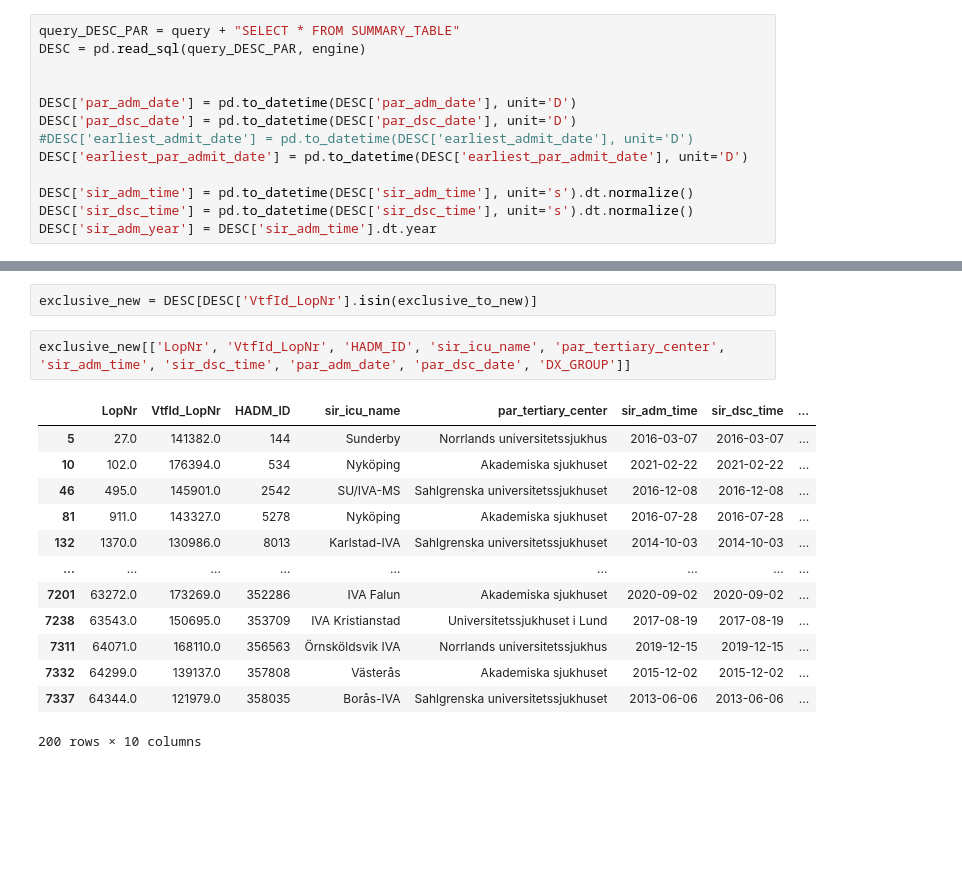
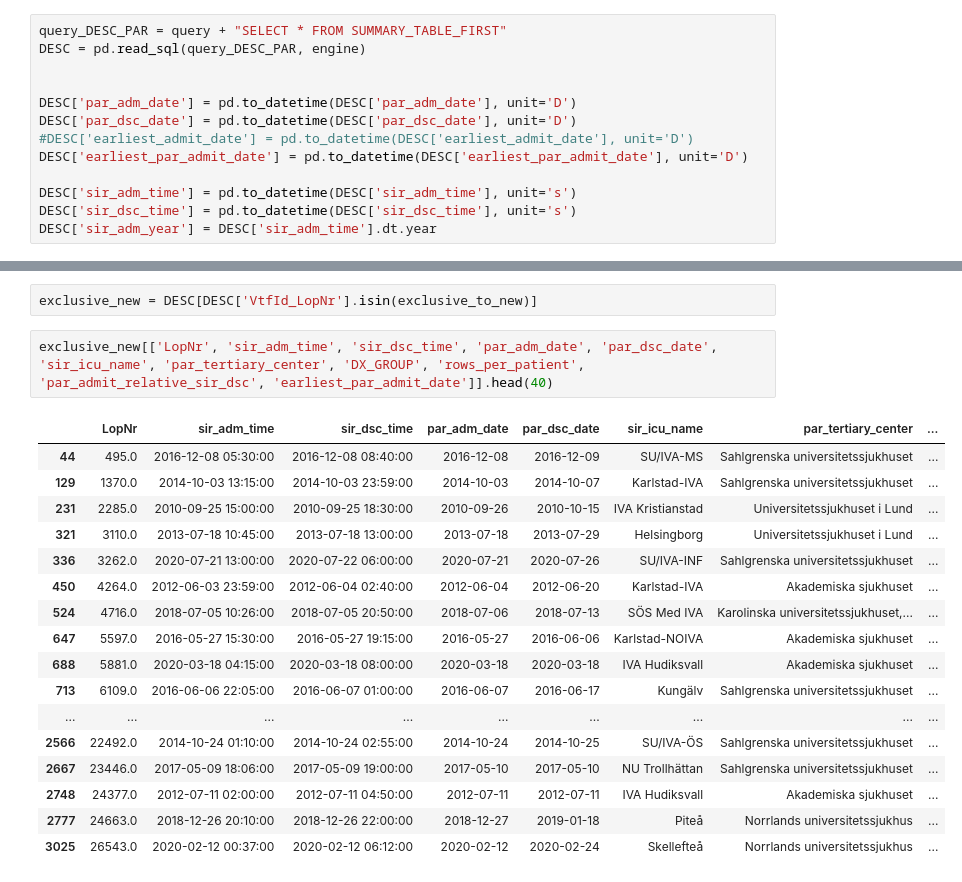
Before and after one commit to johol355/neuro-ascertainment, a Jupyter notebook: candidate-queries/transferred-nsicu-cohort/transferred-cohort.ipynb, the cells around one changed output, grey strips where cells are left out. Saved outputs shown, nothing was run; the diff lists cells and outputs as text; blank space fills up the shorter version.

```diff
--- a/candidate-queries/transferred-nsicu-cohort/transferred-cohort.ipynb
+++ b/candidate-queries/transferred-nsicu-cohort/transferred-cohort.ipynb
@@ -79,5 +79,5 @@ Unique patients: 7239 | Unique SIR admits: 7362 | Unique PAR admits: 7622
 # %%
-query_DESC_PAR = query + "SELECT * FROM SUMMARY_TABLE"
+query_DESC_PAR = query + "SELECT * FROM SUMMARY_TABLE_FIRST"
 DESC = pd.read_sql(query_DESC_PAR, engine)
 
 
@@ -86,7 +86,7 @@ DESC['par_dsc_date'] = pd.to_datetime(DESC['par_dsc_date'], unit='D')
 #DESC['earliest_admit_date'] = pd.to_datetime(DESC['earliest_admit_date'], unit='D')
 DESC['earliest_par_admit_date'] = pd.to_datetime(DESC['earliest_par_admit_date'], unit='D')
 
-DESC['sir_adm_time'] = pd.to_datetime(DESC['sir_adm_time'], unit='s').dt.normalize()
-DESC['sir_dsc_time'] = pd.to_datetime(DESC['sir_dsc_time'], unit='s').dt.normalize()
+DESC['sir_adm_time'] = pd.to_datetime(DESC['sir_adm_time'], unit='s')
+DESC['sir_dsc_time'] = pd.to_datetime(DESC['sir_dsc_time'], unit='s')
 DESC['sir_adm_year'] = DESC['sir_adm_time'].dt.year
 # %%
@@ -199,18 +174,22 @@ exclusive_to_old = set2 - set1
 # %%
 exclusive_new = DESC[DESC['VtfId_LopNr'].isin(exclusive_to_new)]
 # %%
-exclusive_new[['LopNr', 'VtfId_LopNr', 'HADM_ID', 'sir_icu_name', 'par_tertiary_center', 'sir_adm_time', 'sir_dsc_time', 'par_adm_date', 'par_dsc_date', 'DX_GROUP']]
+exclusive_new[['LopNr', 'sir_adm_time', 'sir_dsc_time', 'par_adm_date', 'par_dsc_date', 'sir_icu_name', 'par_tertiary_center', 'DX_GROUP', 'rows_per_patient', 'par_admit_relative_sir_dsc', 'earliest_par_admit_date']].head(40)
 # %% [output]
-|  | LopNr | VtfId_LopNr | HADM_ID | sir_icu_name | par_tertiary_center | sir_adm_time | sir_dsc_time | ... |
-| 5 | 27.0 | 141382.0 | 144 | Sunderby | Norrlands universitetssjukhus | 2016-03-07 | 2016-03-07 | ... |
-| 10 | 102.0 | 176394.0 | 534 | Nyköping | Akademiska sjukhuset | 2021-02-22 | 2021-02-22 | ... |
-| 46 | 495.0 | 145901.0 | 2542 | SU/IVA-MS | Sahlgrenska universitetssjukhuset | 2016-12-08 | 2016-12-08 | ... |
-| 81 | 911.0 | 143327.0 | 5278 | Nyköping | Akademiska sjukhuset | 2016-07-28 | 2016-07-28 | ... |
-| 132 | 1370.0 | 130986.0 | 8013 | Karlstad-IVA | Sahlgrenska universitetssjukhuset | 2014-10-03 | 2014-10-03 | ... |
+|  | LopNr | sir_adm_time | sir_dsc_time | par_adm_date | par_dsc_date | sir_icu_name | par_tertiary_center | ... |
+| 44 | 495.0 | 2016-12-08 05:30:00 | 2016-12-08 08:40:00 | 2016-12-08 | 2016-12-09 | SU/IVA-MS | Sahlgrenska universitetssjukhuset | ... |
+| 129 | 1370.0 | 2014-10-03 13:15:00 | 2014-10-03 23:59:00 | 2014-10-03 | 2014-10-07 | Karlstad-IVA | Sahlgrenska universitetssjukhuset | ... |
+| 231 | 2285.0 | 2010-09-25 15:00:00 | 2010-09-25 18:30:00 | 2010-09-26 | 2010-10-15 | IVA Kristianstad | Universitetssjukhuset i Lund | ... |
+| 321 | 3110.0 | 2013-07-18 10:45:00 | 2013-07-18 13:00:00 | 2013-07-18 | 2013-07-29 | Helsingborg | Universitetssjukhuset i Lund | ... |
+| 336 | 3262.0 | 2020-07-21 13:00:00 | 2020-07-22 06:00:00 | 2020-07-21 | 2020-07-26 | SU/IVA-INF | Sahlgrenska universitetssjukhuset | ... |
+| 450 | 4264.0 | 2012-06-03 23:59:00 | 2012-06-04 02:40:00 | 2012-06-04 | 2012-06-20 | Karlstad-IVA | Akademiska sjukhuset | ... |
+| 524 | 4716.0 | 2018-07-05 10:26:00 | 2018-07-05 20:50:00 | 2018-07-06 | 2018-07-13 | SÖS Med IVA | Karolinska universitetssjukhuset,... | ... |
+| 647 | 5597.0 | 2016-05-27 15:30:00 | 2016-05-27 19:15:00 | 2016-05-27 | 2016-06-06 | Karlstad-NOIVA | Akademiska sjukhuset | ... |
+| 688 | 5881.0 | 2020-03-18 04:15:00 | 2020-03-18 08:00:00 | 2020-03-18 | 2020-03-18 | IVA Hudiksvall | Akademiska sjukhuset | ... |
+| 713 | 6109.0 | 2016-06-06 22:05:00 | 2016-06-07 01:00:00 | 2016-06-07 | 2016-06-17 | Kungälv | Sahlgrenska universitetssjukhuset | ... |
 | ... | ... | ... | ... | ... | ... | ... | ... | ... |
-| 7201 | 63272.0 | 173269.0 | 352286 | IVA Falun | Akademiska sjukhuset | 2020-09-02 | 2020-09-02 | ... |
-| 7238 | 63543.0 | 150695.0 | 353709 | IVA Kristianstad | Universitetssjukhuset i Lund | 2017-08-19 | 2017-08-19 | ... |
-| 7311 | 64071.0 | 168110.0 | 356563 | Örnsköldsvik IVA | Norrlands universitetssjukhus | 2019-12-15 | 2019-12-15 | ... |
-| 7332 | 64299.0 | 139137.0 | 357808 | Västerås | Akademiska sjukhuset | 2015-12-02 | 2015-12-02 | ... |
-| 7337 | 64344.0 | 121979.0 | 358035 | Borås-IVA | Sahlgrenska universitetssjukhuset | 2013-06-06 | 2013-06-06 | ... |
+| 2566 | 22492.0 | 2014-10-24 01:10:00 | 2014-10-24 02:55:00 | 2014-10-24 | 2014-10-25 | SU/IVA-ÖS | Sahlgrenska universitetssjukhuset | ... |
+| 2667 | 23446.0 | 2017-05-09 18:06:00 | 2017-05-09 19:00:00 | 2017-05-10 | 2017-05-10 | NU Trollhättan | Sahlgrenska universitetssjukhuset | ... |
+| 2748 | 24377.0 | 2012-07-11 02:00:00 | 2012-07-11 04:50:00 | 2012-07-11 | 2012-07-11 | IVA Hudiksvall | Akademiska sjukhuset | ... |
+| 2777 | 24663.0 | 2018-12-26 20:10:00 | 2018-12-26 22:00:00 | 2018-12-27 | 2019-01-18 | Piteå | Norrlands universitetssjukhus | ... |
+| 3025 | 26543.0 | 2020-02-12 00:37:00 | 2020-02-12 06:12:00 | 2020-02-12 | 2020-02-24 | Skellefteå | Norrlands universitetssjukhus | ... |
-200 rows × 10 columns
```
Also changed, not shown: parts of 24 cells of this notebook, 1 other file.
